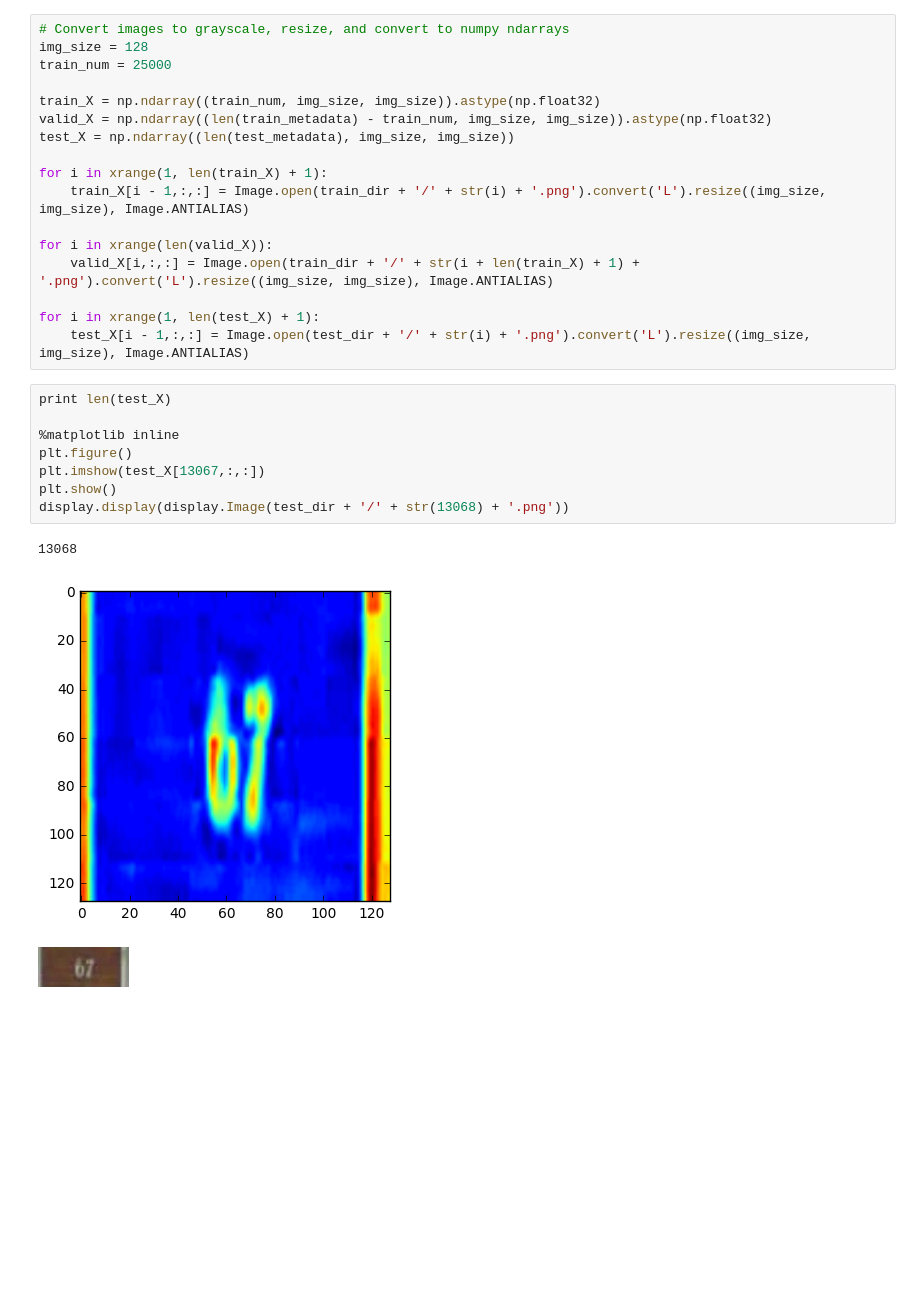
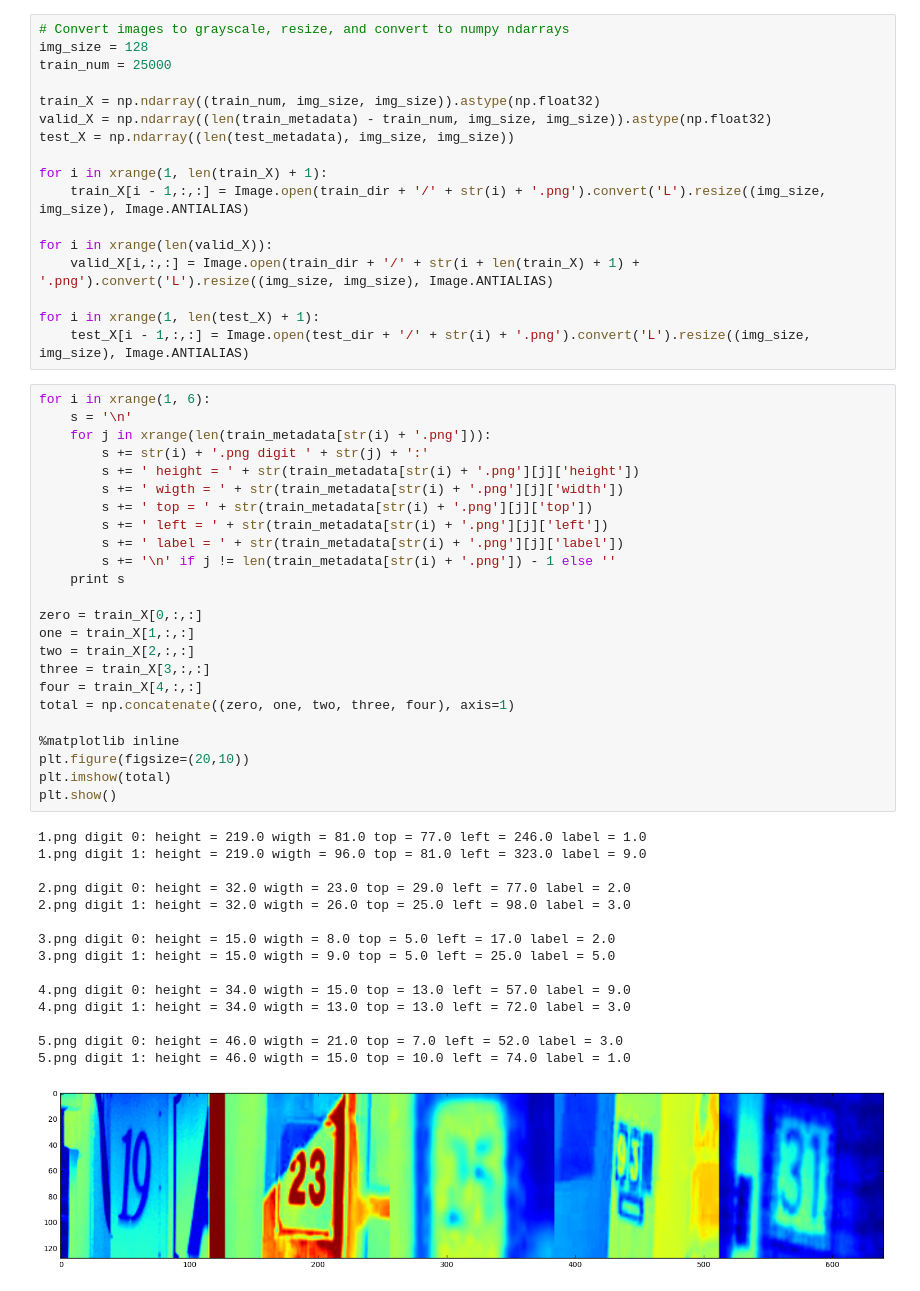
Before and after one commit to charlescc9/deep-learning-image-classification, a Jupyter notebook: svhn_large.ipynb, the cells around one changed output. Drawn from its saved outputs; the diff is of its cells as text; blank space fills up the shorter version.

```diff
--- a/svhn_large.ipynb
+++ b/svhn_large.ipynb
@@ -116,15 +94,43 @@ for i in xrange(len(valid_X)):
 
 for i in xrange(1, len(test_X) + 1):
     test_X[i - 1,:,:] = Image.open(test_dir + '/' + str(i) + '.png').convert('L').resize((img_size, img_size), Image.ANTIALIAS)
-# %%
-print len(test_X)
-
-%matplotlib inline
-plt.figure()
-plt.imshow(test_X[13067,:,:])
-plt.show()
-display.display(display.Image(test_dir + '/' + str(13068) + '.png'))
-# %% [output]
-13068
-[figure, removed]
-[figure, removed]
+# %%
+for i in xrange(1, 6):
+    s = '\n'
+    for j in xrange(len(train_metadata[str(i) + '.png'])):
+        s += str(i) + '.png digit ' + str(j) + ':'
+        s += ' height = ' + str(train_metadata[str(i) + '.png'][j]['height'])
+        s += ' wigth = ' + str(train_metadata[str(i) + '.png'][j]['width'])
+        s += ' top = ' + str(train_metadata[str(i) + '.png'][j]['top'])
+        s += ' left = ' + str(train_metadata[str(i) + '.png'][j]['left'])
+        s += ' label = ' + str(train_metadata[str(i) + '.png'][j]['label'])
+        s += '\n' if j != len(train_metadata[str(i) + '.png']) - 1 else ''
+    print s
+
+zero = train_X[0,:,:]
+one = train_X[1,:,:]
+two = train_X[2,:,:]
+three = train_X[3,:,:]
+four = train_X[4,:,:]
+total = np.concatenate((zero, one, two, three, four), axis=1)
+
+%matplotlib inline
+plt.figure(figsize=(20,10))
+plt.imshow(total)
+plt.show()
+# %% [output]
+1.png digit 0: height = 219.0 wigth = 81.0 top = 77.0 left = 246.0 label = 1.0
+1.png digit 1: height = 219.0 wigth = 96.0 top = 81.0 left = 323.0 label = 9.0
+
+2.png digit 0: height = 32.0 wigth = 23.0 top = 29.0 left = 77.0 label = 2.0
+2.png digit 1: height = 32.0 wigth = 26.0 top = 25.0 left = 98.0 label = 3.0
+
+3.png digit 0: height = 15.0 wigth = 8.0 top = 5.0 left = 17.0 label = 2.0
+3.png digit 1: height = 15.0 wigth = 9.0 top = 5.0 left = 25.0 label = 5.0
+
+4.png digit 0: height = 34.0 wigth = 15.0 top = 13.0 left = 57.0 label = 9.0
+4.png digit 1: height = 34.0 wigth = 13.0 top = 13.0 left = 72.0 label = 3.0
+
+5.png digit 0: height = 46.0 wigth = 21.0 top = 7.0 left = 52.0 label = 3.0
+5.png digit 1: height = 46.0 wigth = 15.0 top = 10.0 left = 74.0 label = 1.0
+[figure, added]
```
Also changed, not shown: parts of 1 cell of this notebook.
